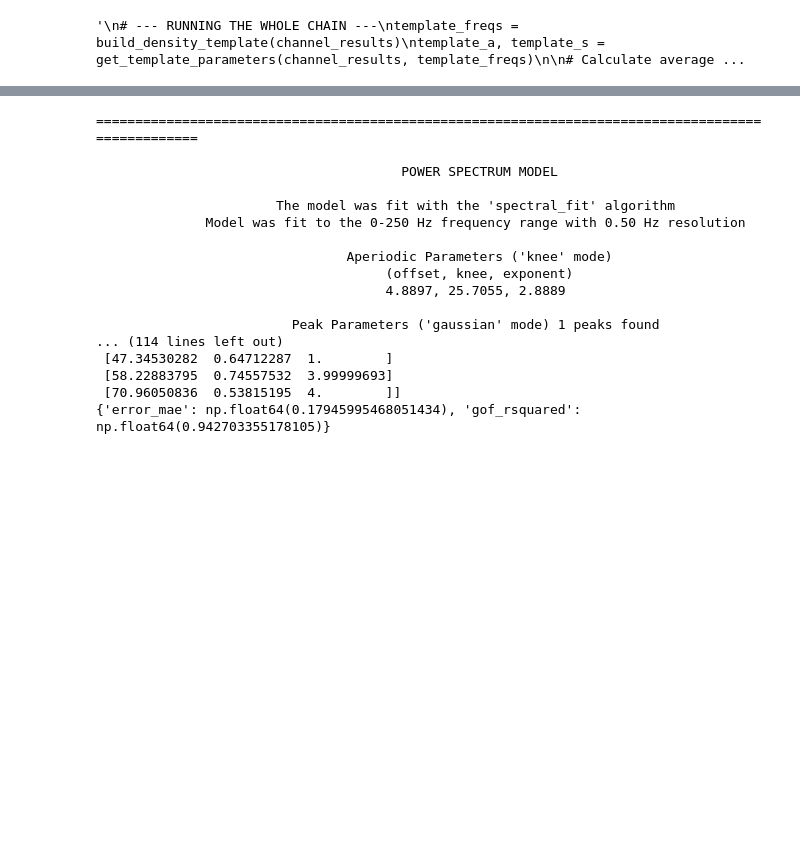
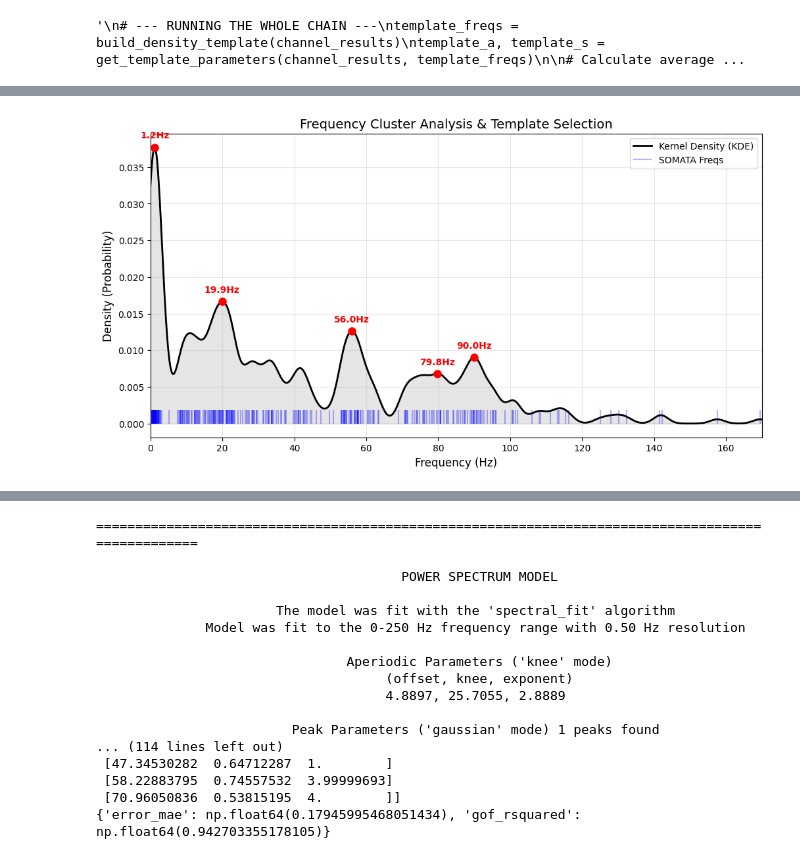
Before and after one commit to LisaPonsteen/SSR-neural-speech-decoding, a Jupyter notebook: find_peak_freqs.ipynb, the cells around one changed output, grey strips where cells are left out. Saved outputs shown, nothing was run; the diff lists cells and outputs as text; code cells hidden in the pictures; blank space fills up the shorter version.

```diff
--- a/find_peak_freqs.ipynb
+++ b/find_peak_freqs.ipynb
@@ -495,0 +685,92 @@ Freq: 104.31 Hz | a: 0.9161 | s: 0.1949
+# %%
+# Build initParams list for all channels according to rule 1.2
+eeg_sr = 1024
+for participant in ["sub-10"]:
+    somata_results = np.load(os.path.join(path_somata,f'{participant}_somata_results.npy'),allow_pickle=True).item()
+
+    #gather all channels that have a peak in hg range (that we thus want to use for our base osc template)
+    has_hg_osc = set()
+    for idx, data in somata_results.items():
+        if any(70 <= f <= 170 for f in data['freqs']):
+            #has_hg_osc.add(int(data['channel']))
+            has_hg_osc.add(idx)
+    hg_subset_results = {idx: somata_results[idx] for idx in has_hg_osc}
+    template_freqs = build_density_template(hg_subset_results)
+    template_a, template_s = get_template_parameters(hg_subset_results, template_freqs)
+    template_freqs = np.array(template_freqs)
+    template_a = np.array(template_a)
+    template_s = np.array(template_s)
+
+    # Find indices where template frequencies are in the HG range
+    hg_mask = (template_freqs >= 70) & (template_freqs <= 170)
+
+    hg_only_f = template_freqs[hg_mask]
+    hg_only_a = template_a[hg_mask]
+    hg_only_s = template_s[hg_mask]
+
+    initParams_list = []
+    for ch, _ in somata_results.items():
+        initParams = {
+            "freqs": somata_results[ch]['freqs'],
+            "Fs": eeg_sr,
+            "ampVec": somata_results[ch]['damping'],
+            "sigmaFreqs": somata_results[ch]['sigma2'],
+            "sigmaObs": 1,
+            "windowSize": 2000,
+            "lowFreqBand": None
+        }
+        if not any(70 <= f <= 170 for f in data['freqs']):
+            initParams = {
+                "freqs": list(somata_results[ch]['freqs']) + list(hg_only_f),
+                "Fs": eeg_sr,
+                "ampVec": list(somata_results[ch]['damping']) + list(hg_only_a),
+                "sigmaFreqs": list(somata_results[ch]['sigma2']) + list(hg_only_s),
+                "sigmaObs": 1,
+                "windowSize": 2000,
+                "lowFreqBand": None
+            }
+            #initParams["freqs"].extend(hg_only_f)
+            #initParams["ampVec"].extend(hg_only_a)
+            #initParams["sigmaFreqs"].extend(hg_only_s)
+
+        initParams_list.append(initParams)
+
+    run_extract_features(participant, initParams_list, SSPE=True)
+
+from reconstruction_minimal import *
+print("running decoder for rule 1.2")
+reconstruct(["sub-10"])
+
+
+
+# Build initParams list for all channels according to rule 2
+for participant in ["sub-10"]:
+    somata_results = np.load(os.path.join(path_somata,f'{participant}_somata_results.npy'),allow_pickle=True).item()
+
+    has_hg_osc = set()
+    for idx, data in somata_results.items():
+        if any(70 <= f <= 170 for f in data['freqs']):
+            #has_hg_osc.add(int(data['channel']))
+            has_hg_osc.add(idx)
+
+    hg_subset_results = {idx: somata_results[idx] for idx in has_hg_osc}
+    template_freqs = build_density_template(hg_subset_results)
+    template_a, template_s = get_template_parameters(hg_subset_results, template_freqs)
+
+    initParams = {
+        "freqs": template_freqs,
+        "Fs": eeg_sr,
+        "ampVec": template_a,
+        "sigmaFreqs": template_s,
+        "sigmaObs": 1,
+        "windowSize": 2000,
+        "lowFreqBand": None
+    }
+    initParams_list = [initParams]*len(somata_results.items())
+
+    run_extract_features(participant, initParams_list, SSPE=True)
+
+
+print("running decoder for rule 2")
+reconstruct(["sub-10"])
+# %% [output]
@@ -495,0 +782 @@ Freq: 104.31 Hz | a: 0.9161 | s: 0.1949
+[figure, added]
```
Also changed, not shown: parts of 12 cells of this notebook, 1 other file.
